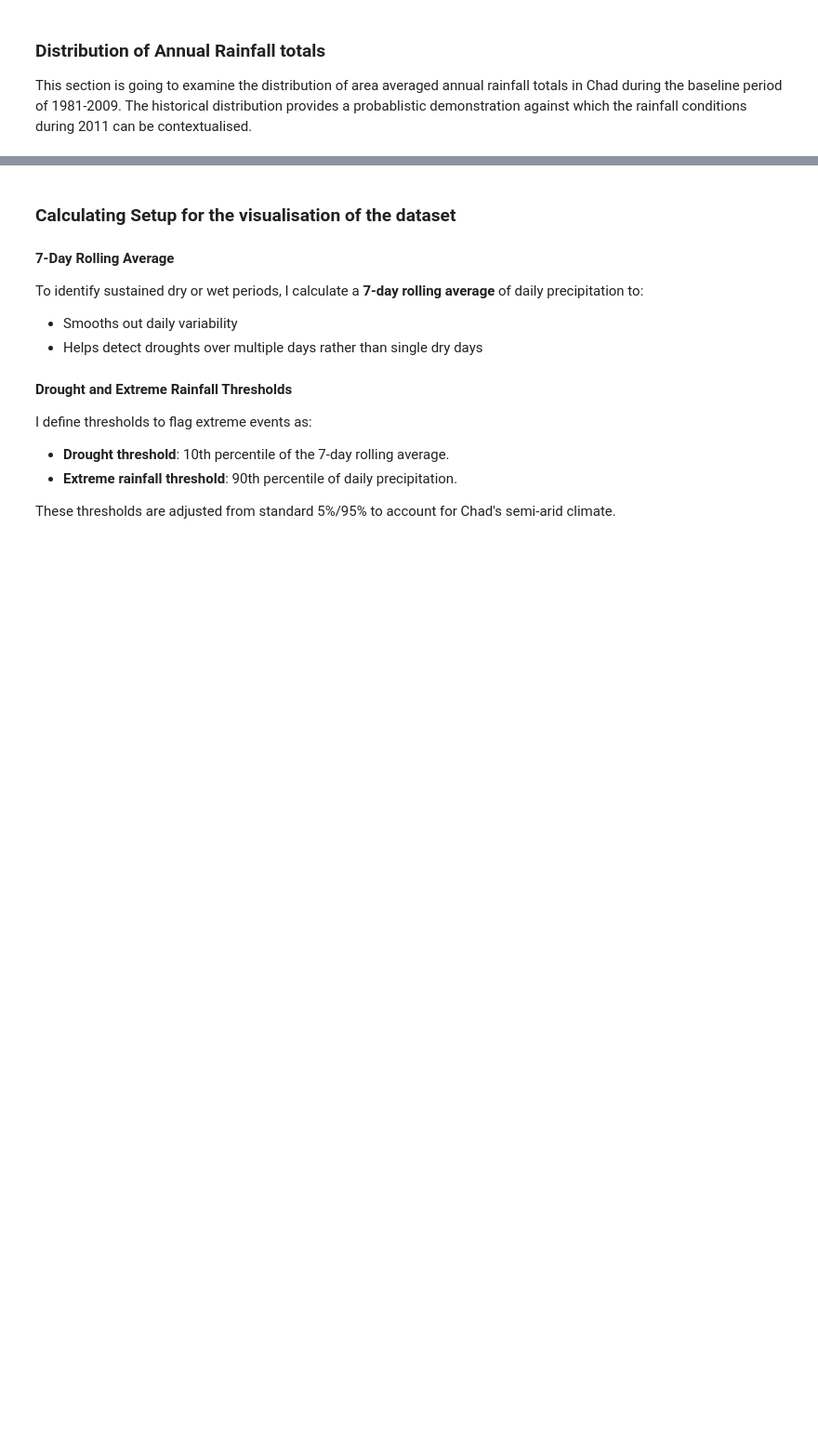
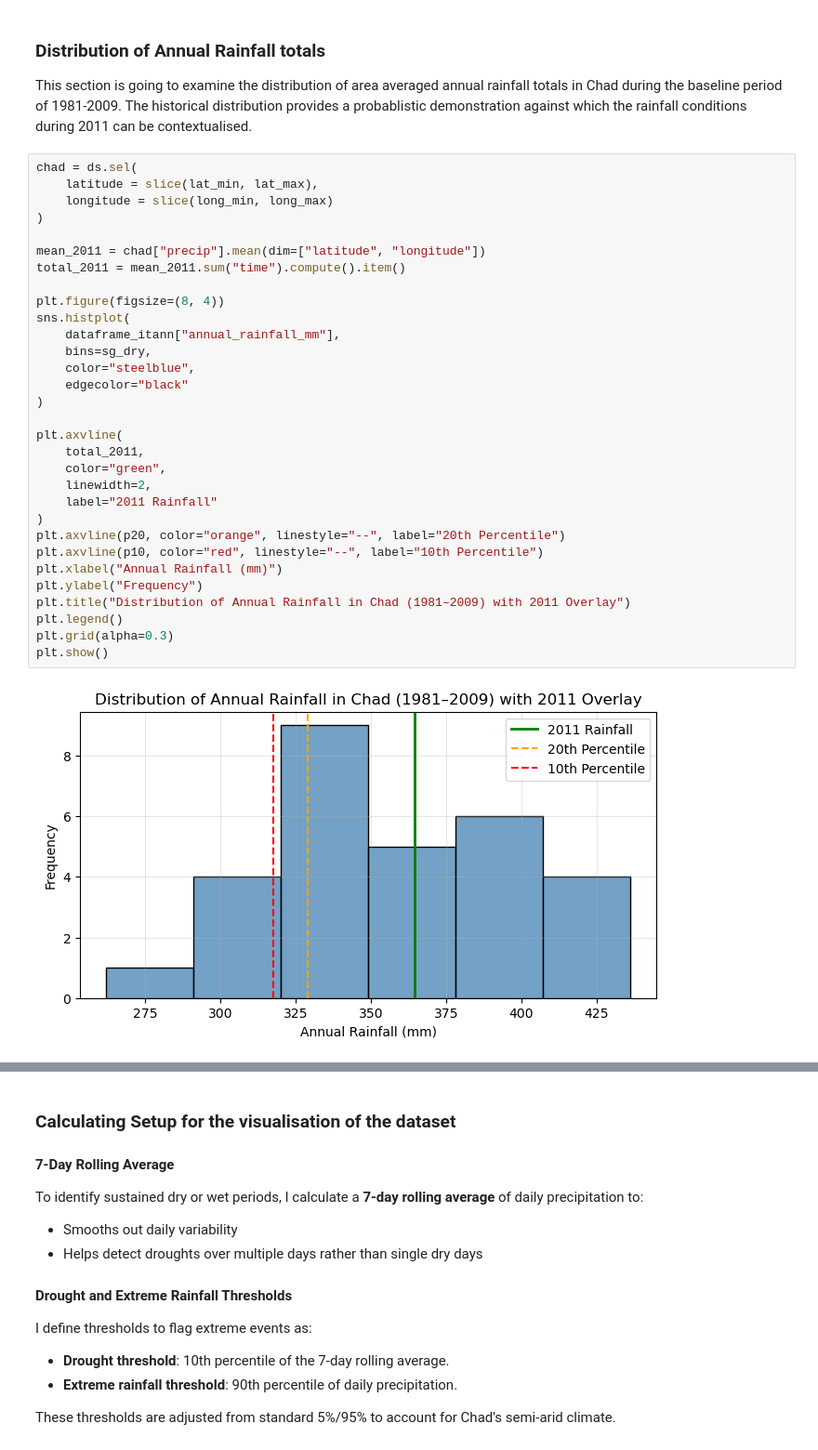
Before and after one commit to sgosmyt2/climate-extremes-risk-analysis, a Jupyter notebook: notebooks/Chad2011ExtremeWeather.ipynb, the cells around one changed output, grey strips where cells are left out. Shown at 93% size. Drawn from its saved outputs; the diff is of its cells as text; blank space fills up the shorter version.

```diff
--- a/notebooks/Chad2011ExtremeWeather.ipynb
+++ b/notebooks/Chad2011ExtremeWeather.ipynb
@@ -309,3 +292,36 @@ Using percentile based threshold, 6 of the years in the 1981-2009 period can be
 ### Distribution of Annual Rainfall totals
 
 This section is going to examine the distribution of area averaged annual rainfall totals in Chad during the baseline period of 1981-2009. The historical distribution provides a probablistic demonstration against which the rainfall conditions during 2011 can be contextualised.
+# %%
+chad = ds.sel(
+    latitude = slice(lat_min, lat_max),
+    longitude = slice(long_min, long_max)
+)
+
+mean_2011 = chad["precip"].mean(dim=["latitude", "longitude"])
+total_2011 = mean_2011.sum("time").compute().item()
+
+plt.figure(figsize=(8, 4))
+sns.histplot(
+    dataframe_itann["annual_rainfall_mm"],
+    bins=sg_dry,
+    color="steelblue",
+    edgecolor="black"
+)
+
+plt.axvline(
+    total_2011,
+    color="green",
+    linewidth=2,
+    label="2011 Rainfall"
+)
+plt.axvline(p20, color="orange", linestyle="--", label="20th Percentile")
+plt.axvline(p10, color="red", linestyle="--", label="10th Percentile")
+plt.xlabel("Annual Rainfall (mm)")
+plt.ylabel("Frequency")
+plt.title("Distribution of Annual Rainfall in Chad (1981–2009) with 2011 Overlay")
+plt.legend()
+plt.grid(alpha=0.3)
+plt.show()
+# %% [output]
+[figure, added]
```
Also changed, not shown: parts of 7 cells of this notebook.
